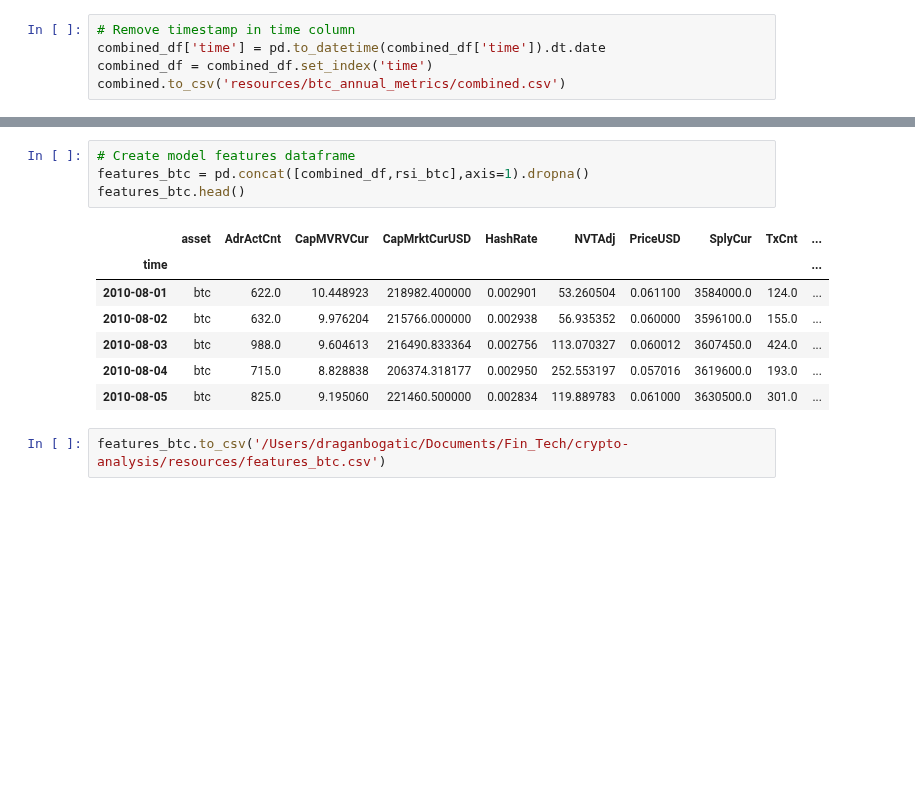
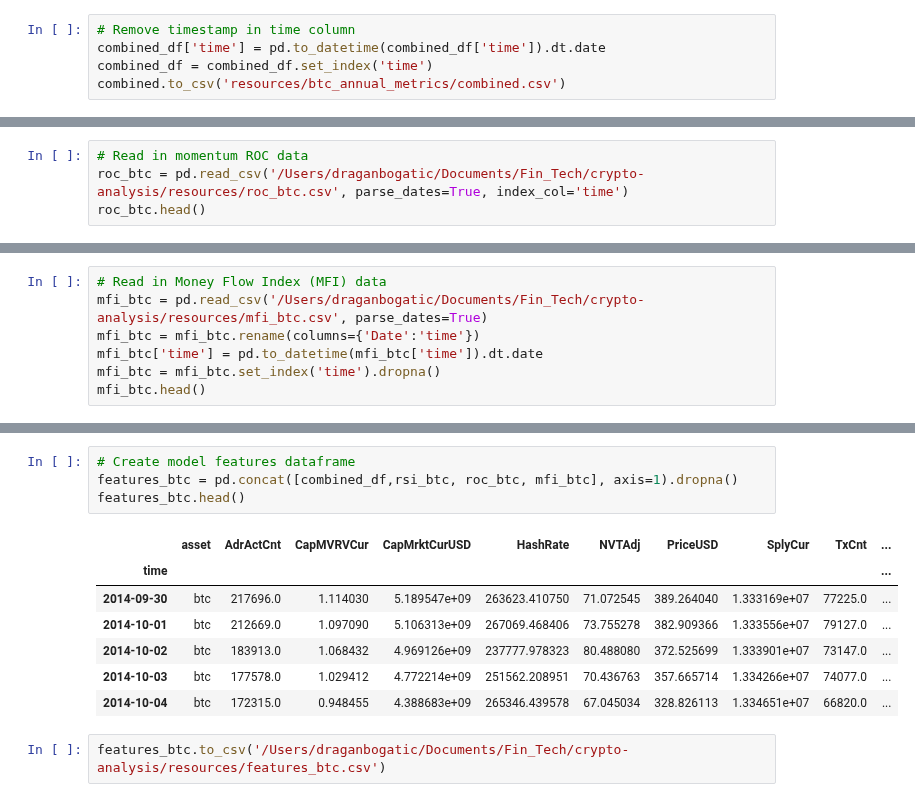
Before and after one commit to dbogatic/crypto-analysis, a Jupyter notebook: btc_price_direction.ipynb, the cells around one changed output, grey strips where cells are left out. Cells and saved outputs as stored; diff of their text form; blank space fills up the shorter version.

```diff
--- a/btc_price_direction.ipynb
+++ b/btc_price_direction.ipynb
@@ -127,3 +127,7 @@ rsi_btc.head()
 | 2010-08-03 | 38.433124 |
 | 2010-08-04 | 35.864378 |
 | 2010-08-05 | 41.466498 |
+# %%
+# Read in momentum ROC data
+roc_btc = pd.read_csv('/Users/draganbogatic/Documents/Fin_Tech/crypto-analysis/resources/roc_btc.csv', parse_dates=True, index_col='time')
+roc_btc.head()
@@ -129,0 +142,7 @@ rsi_btc.head()
+# %%
+# Read in Money Flow Index (MFI) data
+mfi_btc = pd.read_csv('/Users/draganbogatic/Documents/Fin_Tech/crypto-analysis/resources/mfi_btc.csv', parse_dates=True)
+mfi_btc = mfi_btc.rename(columns={'Date':'time'})
+mfi_btc['time'] = pd.to_datetime(mfi_btc['time']).dt.date
+mfi_btc = mfi_btc.set_index('time').dropna()
+mfi_btc.head()
@@ -130,15 +157,15 @@ rsi_btc.head()
 # %%
 # Create model features dataframe
-features_btc = pd.concat([combined_df,rsi_btc],axis=1).dropna()
+features_btc = pd.concat([combined_df,rsi_btc, roc_btc, mfi_btc], axis=1).dropna()
 features_btc.head()
 # %% [output]
 |  | asset | AdrActCnt | CapMVRVCur | CapMrktCurUSD | HashRate | NVTAdj | PriceUSD | SplyCur | TxCnt | ... |
 | time |  |  |  |  |  |  |  |  |  | ... |
-| 2010-08-01 | btc | 622.0 | 10.448923 | 218982.400000 | 0.002901 | 53.260504 | 0.061100 | 3584000.0 | 124.0 | ... |
-| 2010-08-02 | btc | 632.0 | 9.976204 | 215766.000000 | 0.002938 | 56.935352 | 0.060000 | 3596100.0 | 155.0 | ... |
-| 2010-08-03 | btc | 988.0 | 9.604613 | 216490.833364 | 0.002756 | 113.070327 | 0.060012 | 3607450.0 | 424.0 | ... |
-| 2010-08-04 | btc | 715.0 | 8.828838 | 206374.318177 | 0.002950 | 252.553197 | 0.057016 | 3619600.0 | 193.0 | ... |
-| 2010-08-05 | btc | 825.0 | 9.195060 | 221460.500000 | 0.002834 | 119.889783 | 0.061000 | 3630500.0 | 301.0 | ... |
+| 2014-09-30 | btc | 217696.0 | 1.114030 | 5.189547e+09 | 263623.410750 | 71.072545 | 389.264040 | 1.333169e+07 | 77225.0 | ... |
+| 2014-10-01 | btc | 212669.0 | 1.097090 | 5.106313e+09 | 267069.468406 | 73.755278 | 382.909366 | 1.333556e+07 | 79127.0 | ... |
+| 2014-10-02 | btc | 183913.0 | 1.068432 | 4.969126e+09 | 237777.978323 | 80.488080 | 372.525699 | 1.333901e+07 | 73147.0 | ... |
+| 2014-10-03 | btc | 177578.0 | 1.029412 | 4.772214e+09 | 251562.208951 | 70.436763 | 357.665714 | 1.334266e+07 | 74077.0 | ... |
+| 2014-10-04 | btc | 172315.0 | 0.948455 | 4.388683e+09 | 265346.439578 | 67.045034 | 328.826113 | 1.334651e+07 | 66820.0 | ... |
 # %%
 features_btc.to_csv('/Users/draganbogatic/Documents/Fin_Tech/crypto-analysis/resources/features_btc.csv')
 # %%
```
Also changed, not shown: parts of 11 cells of this notebook, 17 other files.
